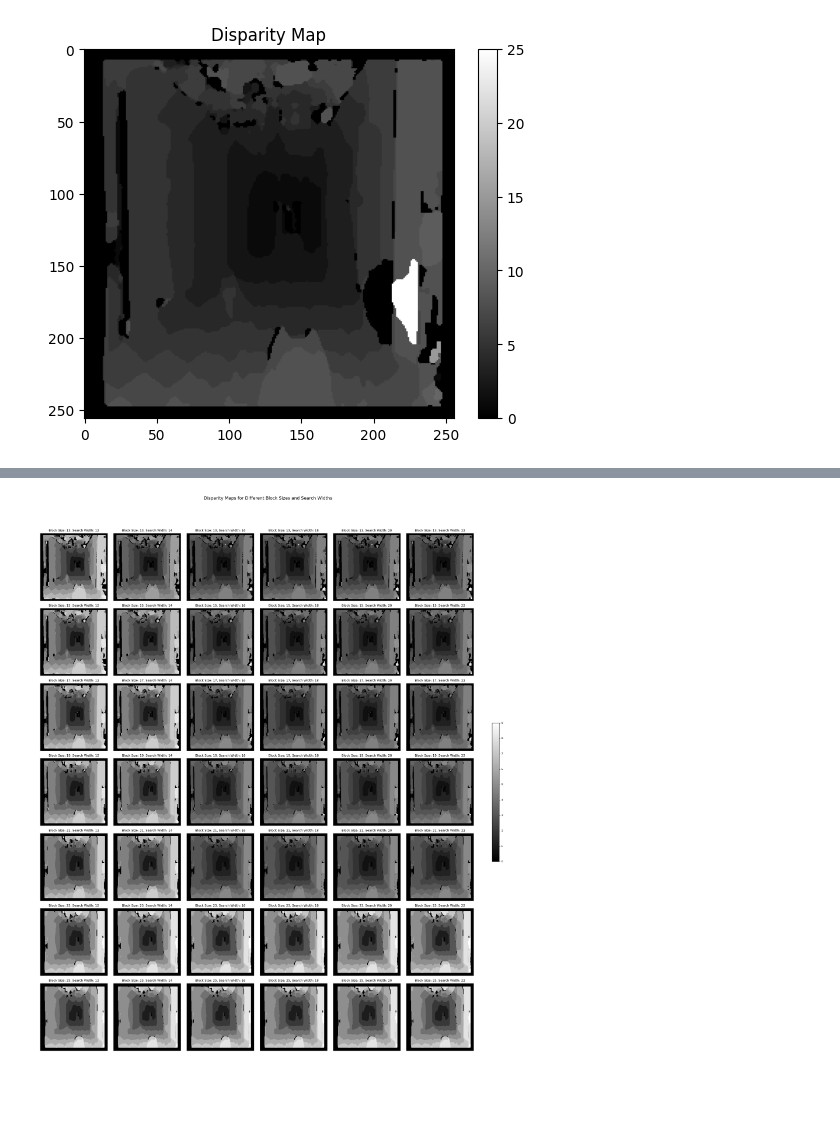
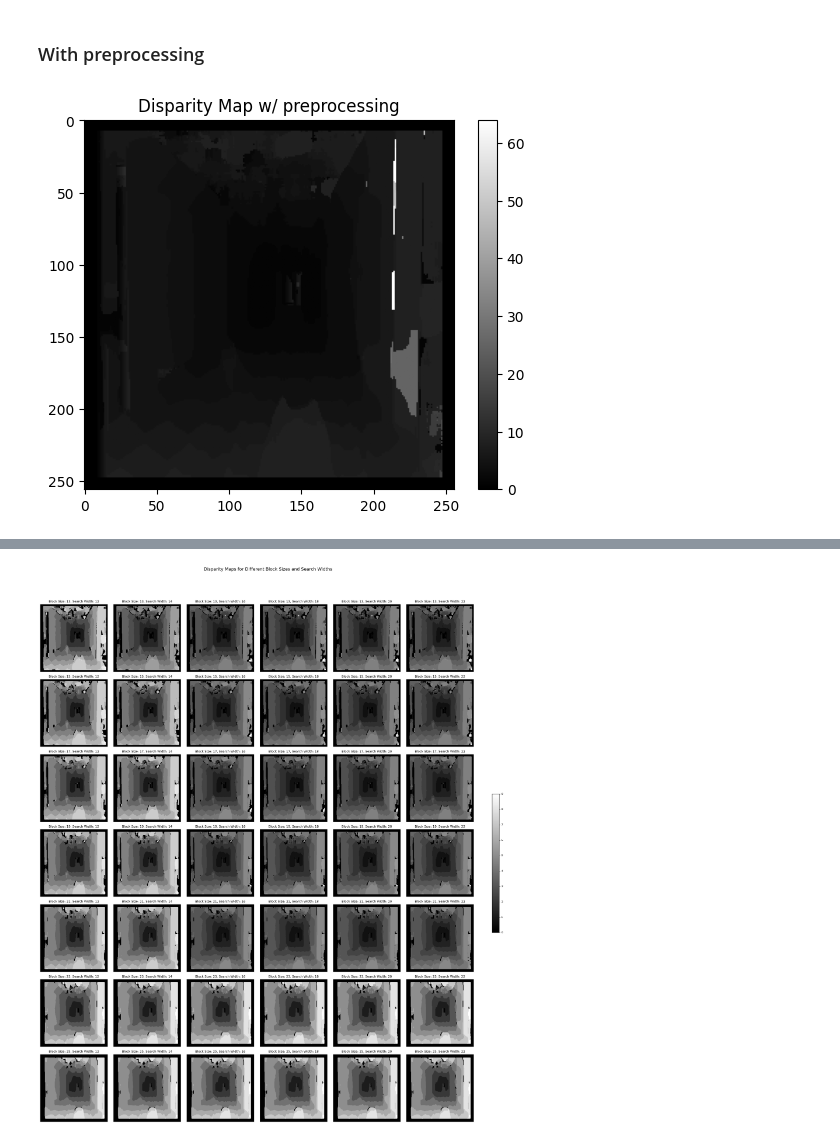
Before and after one commit to SkAndMl/AI6121-Computer-Vision, a Jupyter notebook: Assignment-2 Disparity/disaprity.ipynb, the cells around one changed output, grey strips where cells are left out. Cells and saved outputs as stored; diff of their text form; code cells hidden in the pictures; blank space fills up the shorter version.

```diff
--- a/Assignment-2 Disparity/disaprity.ipynb
+++ b/Assignment-2 Disparity/disaprity.ipynb
@@ -97,10 +97,12 @@ def preprocess(img):
     return filtered_image
 
 # Final disparity map with consistency check
-def disparity_map(left_img, right_img, block_size=5, max_disparity_search=64, cost_function="ssd"):
-    left_img, right_img = preprocess(left_img), preprocess(right_img)
+def disparity_map(left_img, right_img, block_size=5, max_disparity_search=64, cost_function="ssd", do_preprocess=True, do_lr_check=True):
+    if do_preprocess:
+        left_img, right_img = preprocess(left_img), preprocess(right_img)
 
     left_disparity = compute_disparity(left_img, right_img, "left", block_size, max_disparity_search, cost_function)
+    if not do_lr_check: return left_disparity
     right_disparity = compute_disparity(right_img, left_img, "right", block_size, max_disparity_search, cost_function)
 
     final_disparity = left_right_consistency_check(left_disparity, right_disparity)
@@ -114,12 +131,12 @@ def load_image(image_path):
+# %% [markdown]
+### With preprocessing
 # %%
-left_img = load_image("images/corridorl.jpg")
-right_img = load_image("images/corridorr.jpg")
-
-disparity = disparity_map(left_img, right_img, block_size=16, max_disparity_search=64, cost_function="sad")
+disparity = disparity_map(left_img, right_img, block_size=16, max_disparity_search=64, cost_function="sad", do_lr_check=False)
 
 plt.imshow(disparity, cmap='gray')
 plt.colorbar()
-plt.title("Disparity Map")
+plt.title("Disparity Map w/ preprocessing")
+plt.savefig("with_preprocess.png", dpi=300)
 plt.show()
 # %% [output]
-[figure, old version]
+[figure, new version]
```
Also changed, not shown: parts of 9 cells of this notebook, 3 other files.
